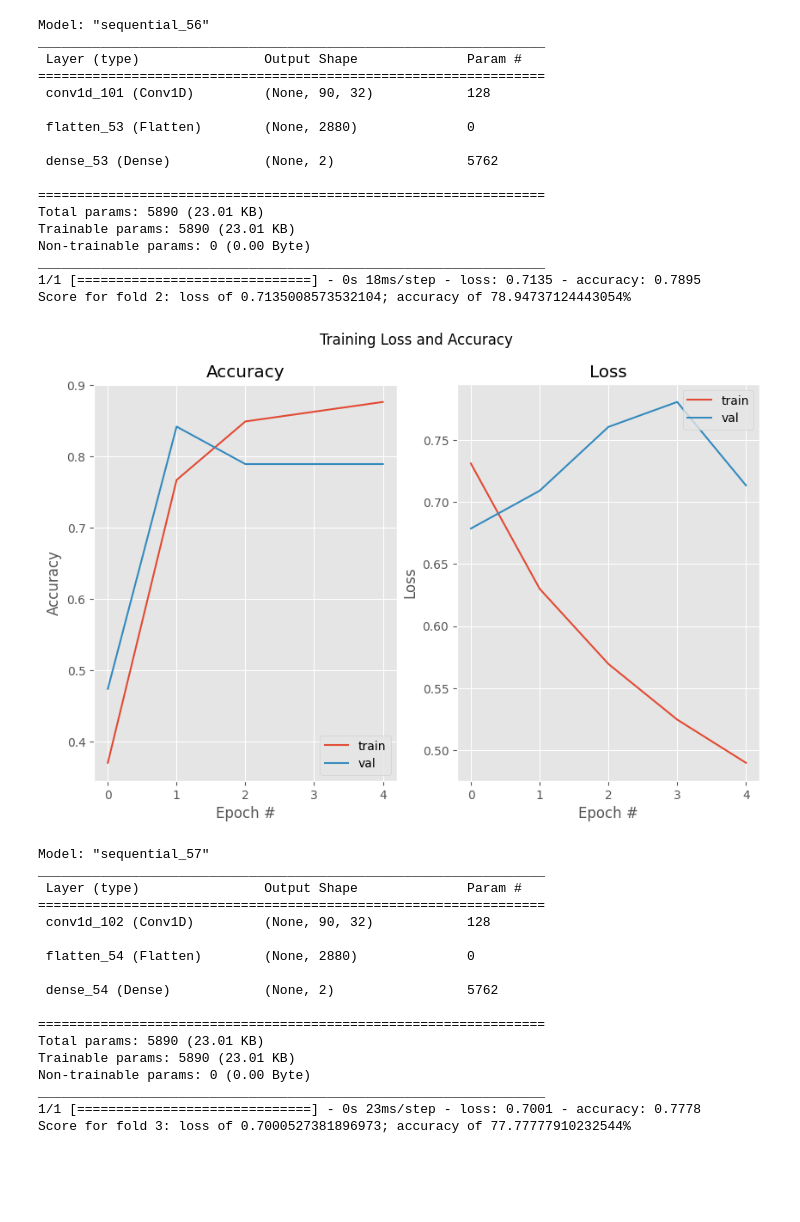
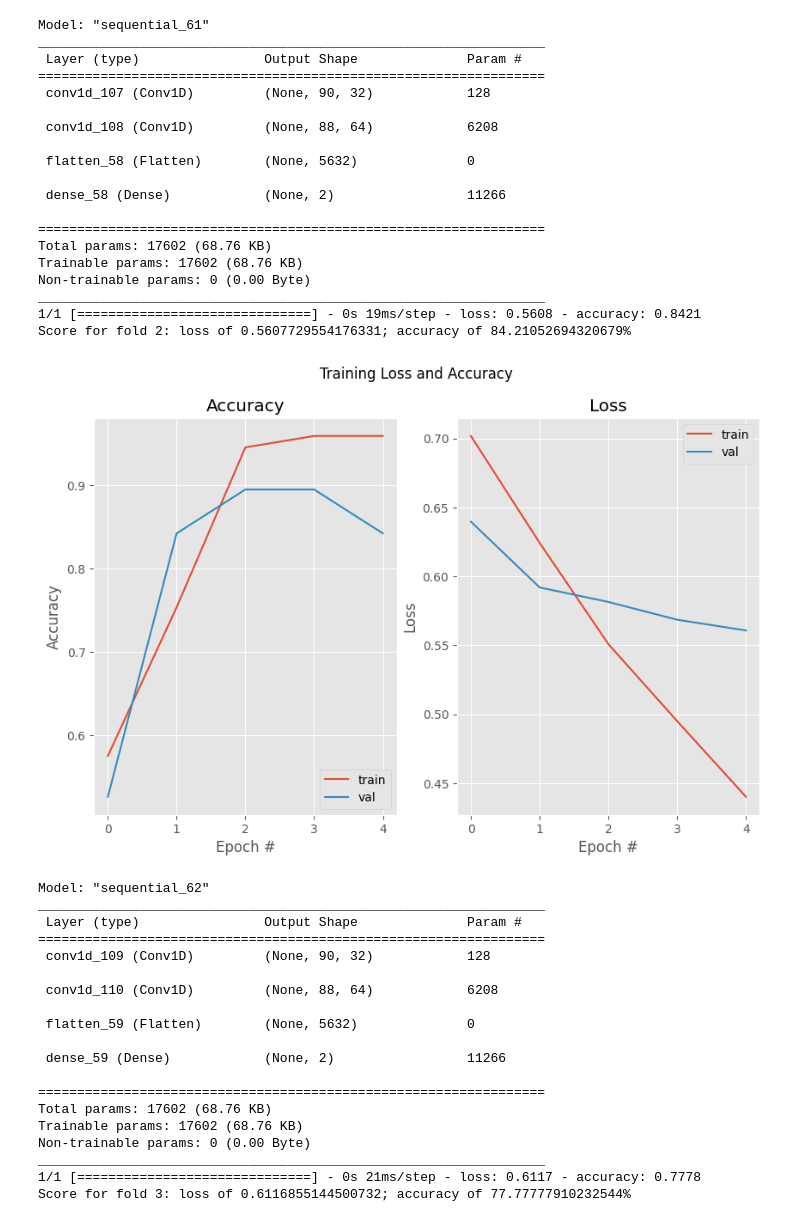
Before and after one commit to aalonsca73/in_silico_toxicology, a Jupyter notebook: PCA_PLS_DA_CNN.ipynb, the cells around one changed output. Cells and saved outputs as stored; diff of their text form; code cells hidden in the pictures; blank space fills up the shorter version.

```diff
--- a/PCA_PLS_DA_CNN.ipynb
+++ b/PCA_PLS_DA_CNN.ipynb
@@ -309,7 +309,7 @@ def cnn_model(X,y,num_folds=5,n_epoch=30,plot_prediction=True):
     # Define the model architecture
     model = Sequential()
     model.add(Conv1D(32,kernel_size=3,activation="relu",input_shape=input_shape))
-    #model.add(Conv1D(64,kernel_size=3,activation="relu"))
+    model.add(Conv1D(64,kernel_size=3,activation="relu"))
     model.add(Flatten())
     model.add(Dense(2,activation="softmax"))
     model.summary()
@@ -374,35 +376,39 @@ Score for fold 1: loss of 0.79374760389328; accuracy of 78.94737124443054%
-Model: "sequential_56"
+Model: "sequential_61"
 _________________________________________________________________
  Layer (type)                Output Shape              Param #
 =================================================================
- conv1d_101 (Conv1D)         (None, 90, 32)            128
+ conv1d_107 (Conv1D)         (None, 90, 32)            128
 
- flatten_53 (Flatten)        (None, 2880)              0
+ conv1d_108 (Conv1D)         (None, 88, 64)            6208
 
- dense_53 (Dense)            (None, 2)                 5762
+ flatten_58 (Flatten)        (None, 5632)              0
+
+ dense_58 (Dense)            (None, 2)                 11266
 
 =================================================================
-Total params: 5890 (23.01 KB)
-Trainable params: 5890 (23.01 KB)
+Total params: 17602 (68.76 KB)
+Trainable params: 17602 (68.76 KB)
 Non-trainable params: 0 (0.00 Byte)
 _________________________________________________________________
-1/1 [==============================] - 0s 18ms/step - loss: 0.7135 - accuracy: 0.7895
-Score for fold 2: loss of 0.7135008573532104; accuracy of 78.94737124443054%
+1/1 [==============================] - 0s 19ms/step - loss: 0.5608 - accuracy: 0.8421
+Score for fold 2: loss of 0.5607729554176331; accuracy of 84.21052694320679%
-[figure, old version]
+[figure, new version]
-Model: "sequential_57"
+Model: "sequential_62"
 _________________________________________________________________
  Layer (type)                Output Shape              Param #
 =================================================================
- conv1d_102 (Conv1D)         (None, 90, 32)            128
+ conv1d_109 (Conv1D)         (None, 90, 32)            128
 
- flatten_54 (Flatten)        (None, 2880)              0
+ conv1d_110 (Conv1D)         (None, 88, 64)            6208
 
- dense_54 (Dense)            (None, 2)                 5762
+ flatten_59 (Flatten)        (None, 5632)              0
+
+ dense_59 (Dense)            (None, 2)                 11266
 
 =================================================================
-Total params: 5890 (23.01 KB)
-Trainable params: 5890 (23.01 KB)
+Total params: 17602 (68.76 KB)
+Trainable params: 17602 (68.76 KB)
 Non-trainable params: 0 (0.00 Byte)
 _________________________________________________________________
-1/1 [==============================] - 0s 23ms/step - loss: 0.7001 - accuracy: 0.7778
-Score for fold 3: loss of 0.7000527381896973; accuracy of 77.77777910232544%
+1/1 [==============================] - 0s 21ms/step - loss: 0.6117 - accuracy: 0.7778
+Score for fold 3: loss of 0.6116855144500732; accuracy of 77.77777910232544%
```
Also changed, not shown: parts of 1 cell of this notebook.
